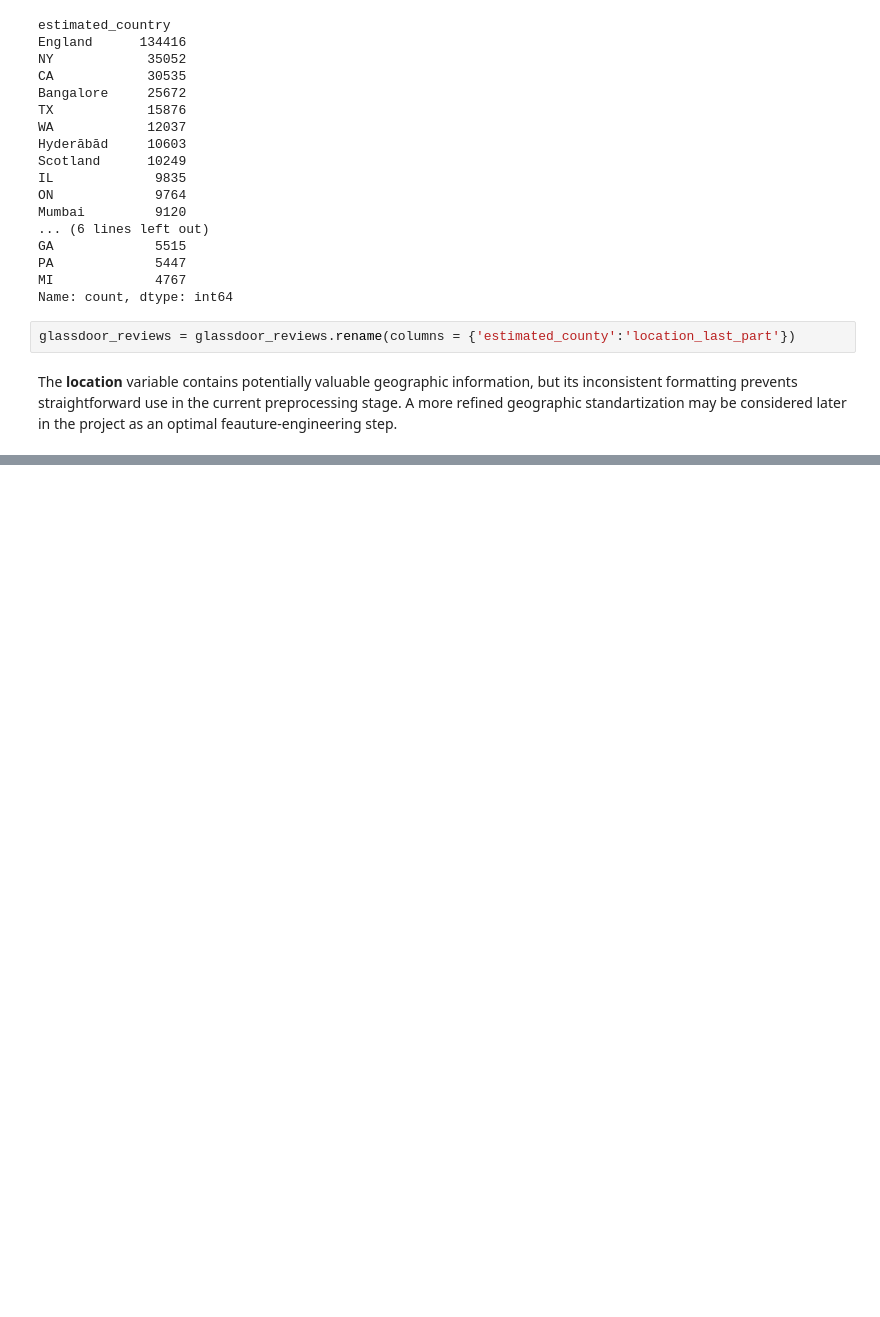
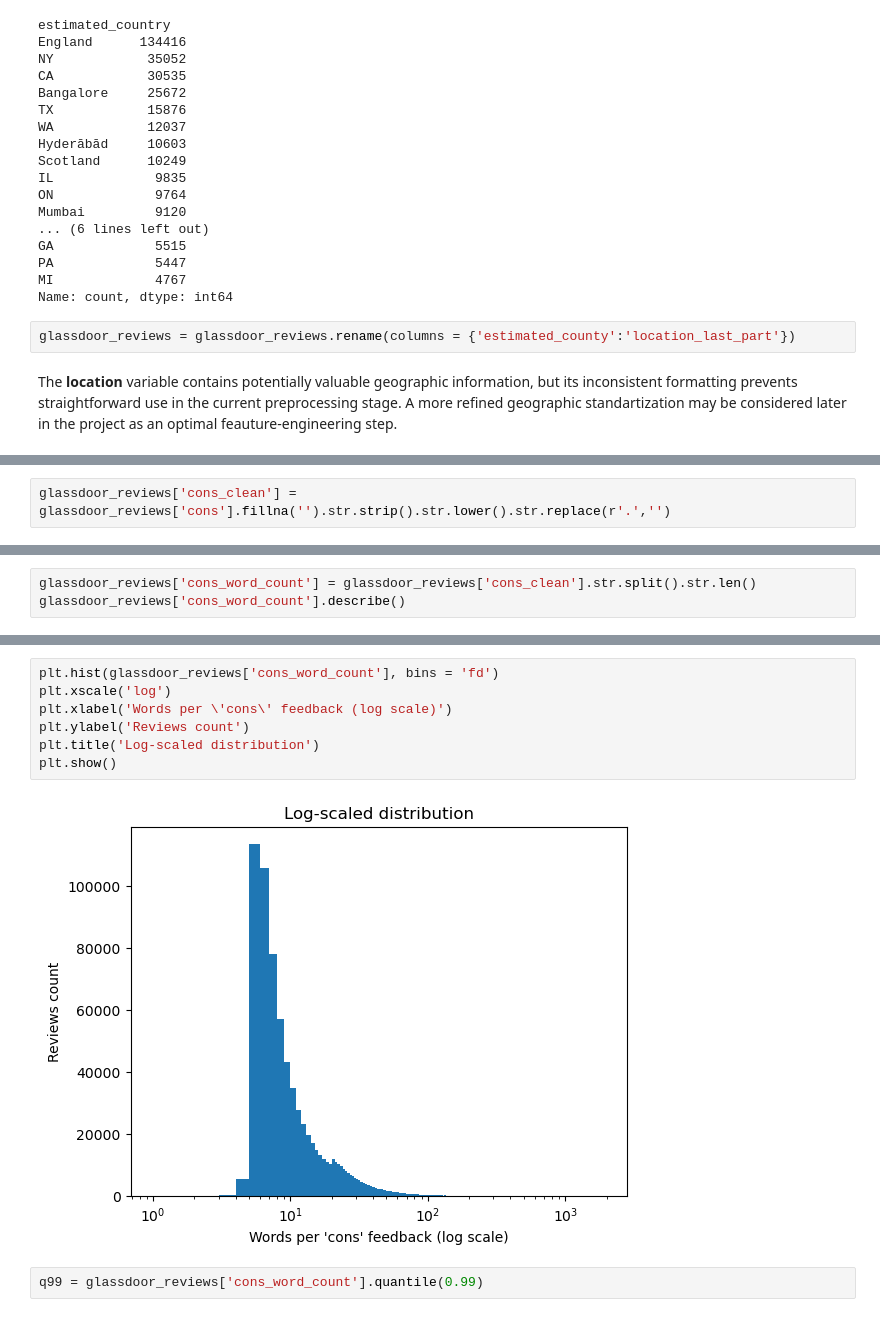
Before and after one commit to YoanaHadzhidimitrova/employee_review_analysis, a Jupyter notebook: employee_review_analysis.ipynb, the cells around one changed output, grey strips where cells are left out. Cells and saved outputs as stored; diff of their text form; blank space fills up the shorter version.

```diff
--- a/employee_review_analysis.ipynb
+++ b/employee_review_analysis.ipynb
@@ -608,0 +909,2 @@ The **location** variable contains potentially valuable geographic information,
+# %%
+glassdoor_reviews['cons_clean'] = glassdoor_reviews['cons'].fillna('').str.strip().str.lower().str.replace(r'.','')
@@ -608,0 +964,3 @@ The **location** variable contains potentially valuable geographic information,
+# %%
+glassdoor_reviews['cons_word_count'] = glassdoor_reviews['cons_clean'].str.split().str.len()
+glassdoor_reviews['cons_word_count'].describe()
@@ -608,0 +977,11 @@ The **location** variable contains potentially valuable geographic information,
+# %%
+plt.hist(glassdoor_reviews['cons_word_count'], bins = 'fd')
+plt.xscale('log')
+plt.xlabel('Words per \'cons\' feedback (log scale)')
+plt.ylabel('Reviews count')
+plt.title('Log-scaled distribution')
+plt.show()
+# %% [output]
+[figure, added]
+# %%
+q99 = glassdoor_reviews['cons_word_count'].quantile(0.99)
```
Also changed, not shown: parts of 54 cells of this notebook.
